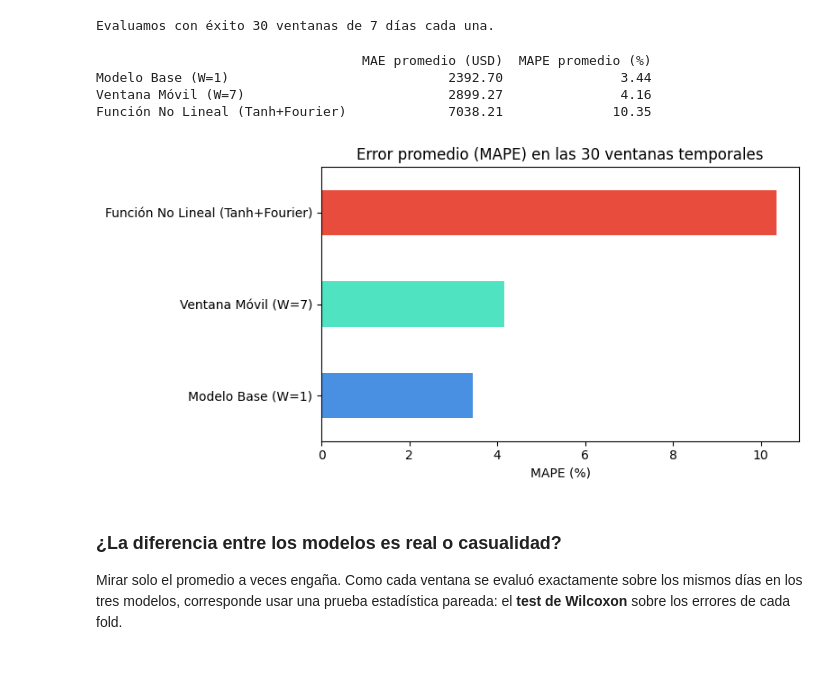
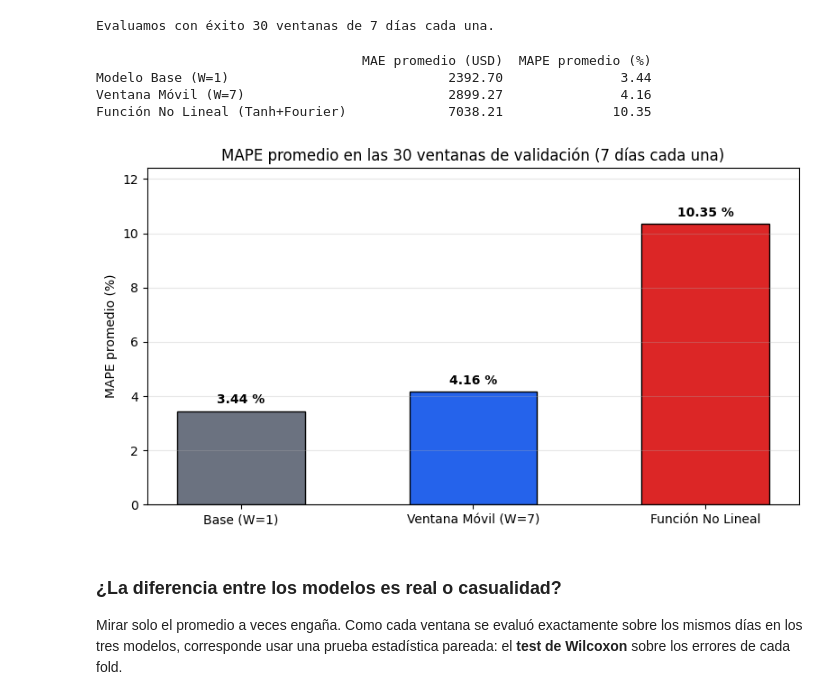
Before and after one commit to number1angel/btc-funcional-analisis, a Jupyter notebook: BTC_Analysis.ipynb, the cells around one changed output. Saved outputs shown, nothing was run; the diff lists cells and outputs as text; code cells hidden in the pictures; blank space fills up the shorter version.

```diff
--- a/BTC_Analysis.ipynb
+++ b/BTC_Analysis.ipynb
@@ -413,22 +472,27 @@ Evaluamos con éxito 30 ventanas de 7 días cada una.
 # %%
 tabla = pd.DataFrame({
     "MAE promedio (USD)": [res.naive_mae.mean(), res.ventana_mae.mean(), res.lambda_mae.mean()],
     "MAPE promedio (%)": [res.naive_mape.mean(), res.ventana_mape.mean(), res.lambda_mape.mean()],
 }, index=["Modelo Base (W=1)", "Ventana Móvil (W=7)", "Función No Lineal (Tanh+Fourier)"])
 print(tabla.round(2))
 
-fig, ax = plt.subplots(figsize=(8, 4))
-tabla["MAPE promedio (%)"].plot(kind="barh", color=["#4A90E2", "#50E3C2", "#E74C3C"], ax=ax)
-ax.set_title("Error promedio (MAPE) en las 30 ventanas temporales")
-ax.set_xlabel("MAPE (%)")
+fig, ax = plt.subplots(figsize=(8, 4.5))
+barras = ax.bar(["Base (W=1)", "Ventana Móvil (W=7)", "Función No Lineal"],
+                tabla["MAPE promedio (%)"], color=["#6b7280", "#2563eb", "#dc2626"], edgecolor="black", width=0.55)
+ax.bar_label(barras, labels=[f"{v:.2f} %" for v in tabla["MAPE promedio (%)"]], padding=4, fontweight="bold")
+ax.set_ylim(0, tabla["MAPE promedio (%)"].max() * 1.2)
+ax.set_title(f"MAPE promedio en las {len(res)} ventanas de validación (7 días cada una)")
+ax.set_ylabel("MAPE promedio (%)")
+ax.grid(axis="y", alpha=0.3)
 plt.tight_layout()
+fig.savefig("figuras/figura4_mape_modelos.png", dpi=150, bbox_inches="tight")
 plt.show()
 # %% [output]
                                   MAE promedio (USD)  MAPE promedio (%)
 Modelo Base (W=1)                            2392.70               3.44
 Ventana Móvil (W=7)                          2899.27               4.16
 Función No Lineal (Tanh+Fourier)             7038.21              10.35
-[figure, old version]
+[figure, new version]
 # %% [markdown]
 ### ¿La diferencia entre los modelos es real o casualidad?
 
```
Also changed, not shown: parts of 4 cells of this notebook.
